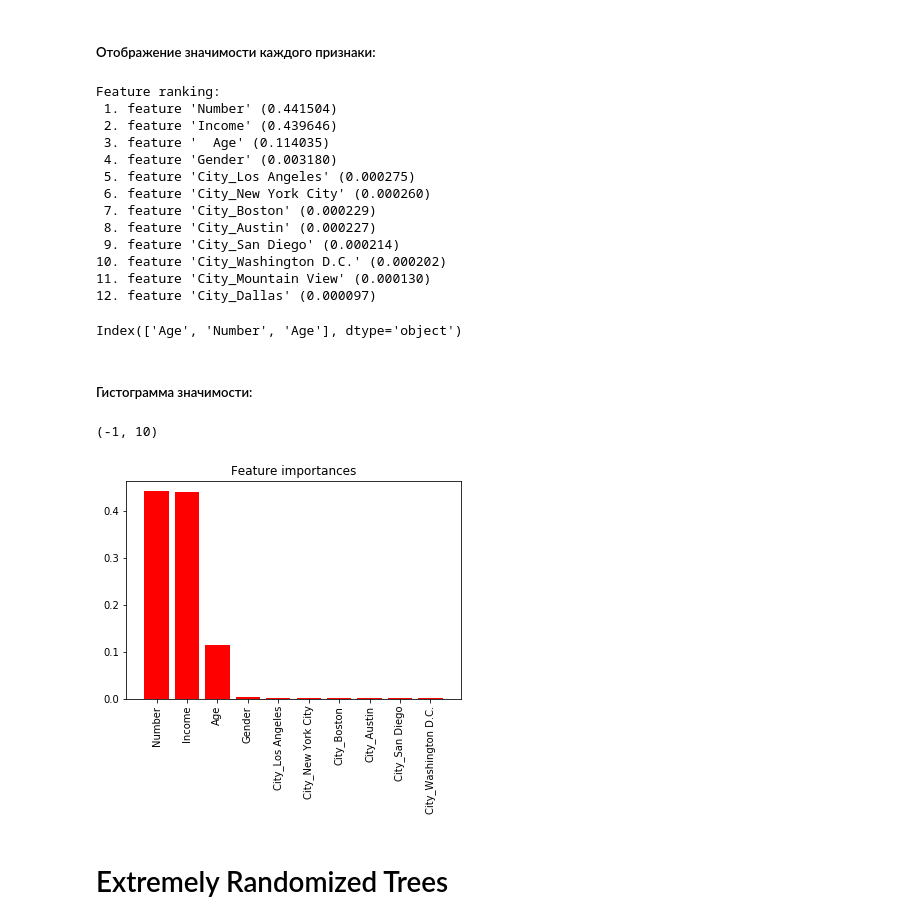
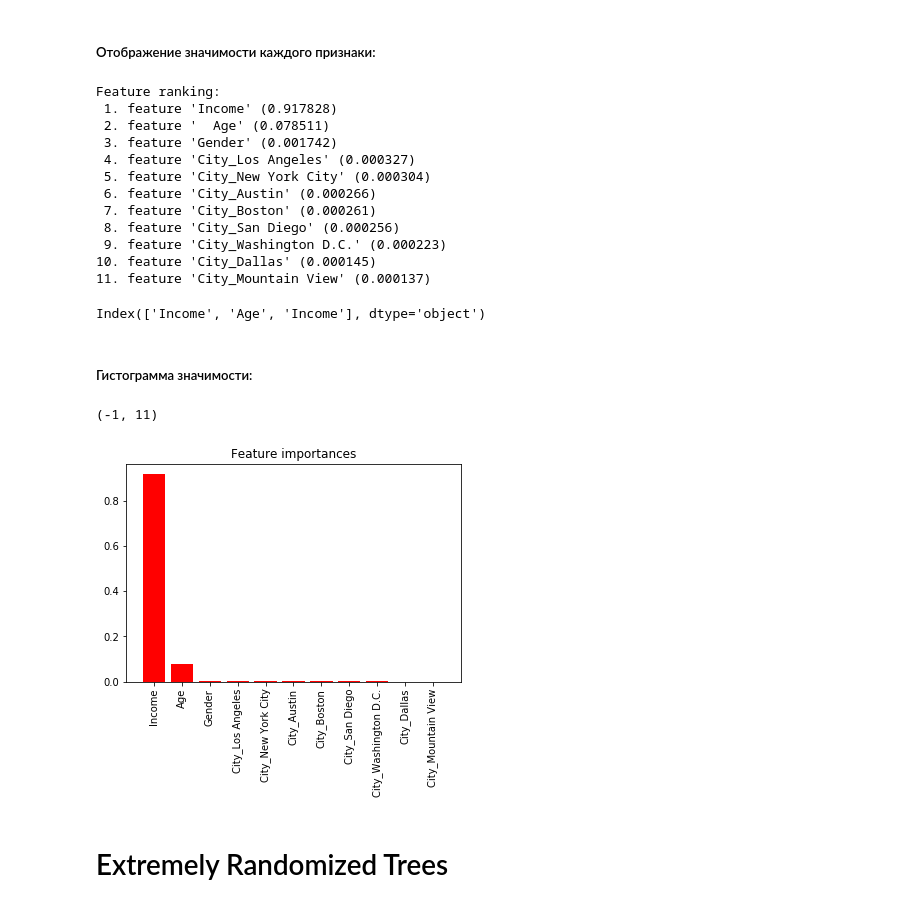
Before and after one commit to homksei/ML_course, a Jupyter notebook: Lab1_2_w_new_dataset.ipynb, the cells around one changed output. Drawn from its saved outputs; the diff is of its cells as text; code cells hidden in the pictures.

Commit message:
Fixes for data

```diff
--- a/Lab1_2_w_new_dataset.ipynb
+++ b/Lab1_2_w_new_dataset.ipynb
@@ -318,0 +323,2 @@ Austin 53
+# %%
+data=data.drop(['Number'], axis = 1)
@@ -771,7 +795,7 @@ print("ошибка на тестовой выборке: " + str(err_test))
 # %% [markdown]
 ##### Отрисуем динамику изменения ошибок в зависимости от числа соседей:
 # %%
-ran_k = range(1, 50, 2)
+ran_k = range(1, 12)
 err_train_mas = []
 err_test_mas = []
 for k in ran_k:
@@ -849,33 +873,32 @@ for f in range(d):
     print("%2d. feature '%5s' (%f)" % (f + 1, feature_names[indices[f]], importances[indices[f]]))
 # %% [output]
 Feature ranking:
- 1. feature 'Number' (0.441504)
- 2. feature 'Income' (0.439646)
- 3. feature '  Age' (0.114035)
- 4. feature 'Gender' (0.003180)
- 5. feature 'City_Los Angeles' (0.000275)
- 6. feature 'City_New York City' (0.000260)
- 7. feature 'City_Boston' (0.000229)
- 8. feature 'City_Austin' (0.000227)
- 9. feature 'City_San Diego' (0.000214)
-10. feature 'City_Washington D.C.' (0.000202)
-11. feature 'City_Mountain View' (0.000130)
-12. feature 'City_Dallas' (0.000097)
+ 1. feature 'Income' (0.917828)
+ 2. feature '  Age' (0.078511)
+ 3. feature 'Gender' (0.001742)
+ 4. feature 'City_Los Angeles' (0.000327)
+ 5. feature 'City_New York City' (0.000304)
+ 6. feature 'City_Austin' (0.000266)
+ 7. feature 'City_Boston' (0.000261)
+ 8. feature 'City_San Diego' (0.000256)
+ 9. feature 'City_Washington D.C.' (0.000223)
+10. feature 'City_Dallas' (0.000145)
+11. feature 'City_Mountain View' (0.000137)
 # %%
 feature_names[[1,0,1]]
 # %% [output]
-Index(['Age', 'Number', 'Age'], dtype='object')
+Index(['Income', 'Age', 'Income'], dtype='object')
 # %% [markdown]
 ##### Гистограмма значимости:
 # %%
-d_first = 10
+d_first = 11
 plt.title("Feature importances")
 plt.bar(range(d_first), importances[indices[:d_first]], align = 'center', color = 'r')
 plt.xticks(range(d_first), feature_names[indices[:d_first]], rotation = 90)
 plt.xlim([-1, d_first])
 # %% [output]
-(-1, 10)
+(-1, 11)
-[figure, old version]
+[figure, new version]
 # %% [markdown]
 # Extremely Randomized Trees
 # %% [markdown]
```
Also changed, not shown: parts of 32 cells of this notebook.
